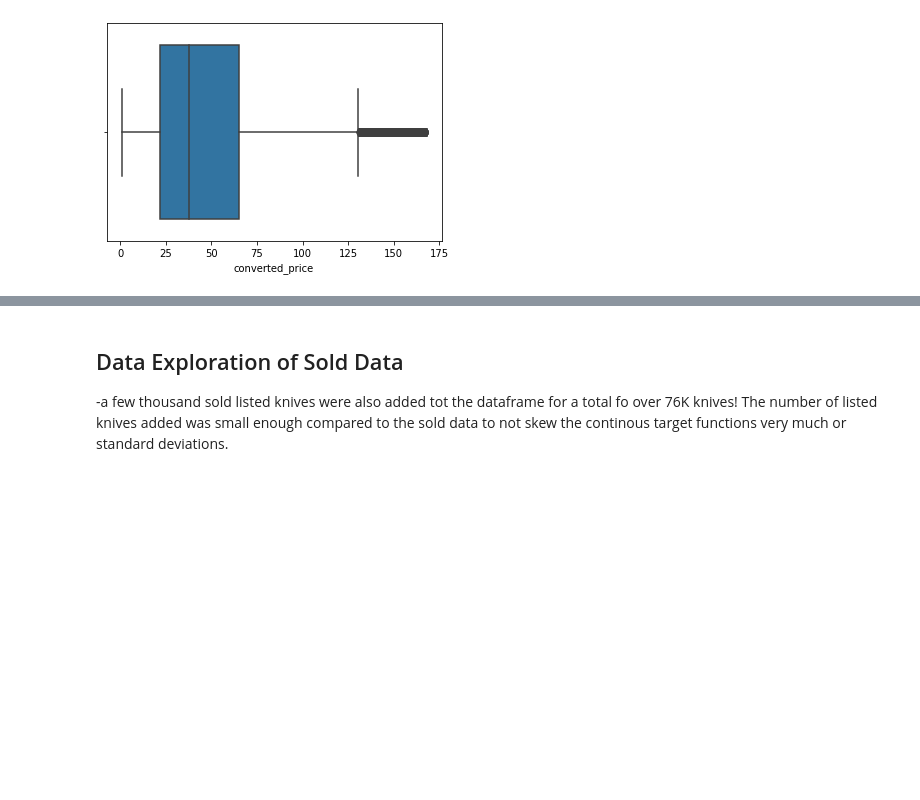
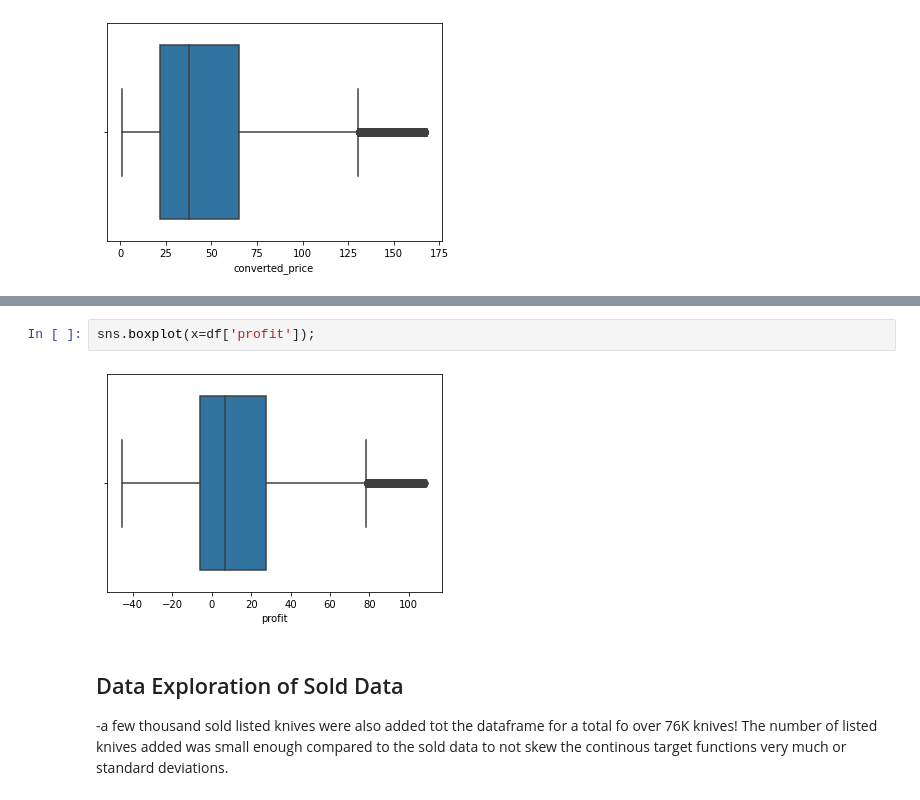
Before and after one commit to ddey117/Neural_Network_Predicting_Reseller_Success_Ebay, a Jupyter notebook: Data_Exploration.ipynb, the cells around one changed output, grey strips where cells are left out. Cells and saved outputs as stored; diff of their text form; blank space fills up the shorter version.

```diff
--- a/Data_Exploration.ipynb
+++ b/Data_Exploration.ipynb
@@ -819,3 +810,7 @@ Name: converted_price, dtype: float64
+# %%
+sns.boxplot(x=df['profit']);
+# %% [output]
+[figure, added]
 # %% [markdown]
 ## Data Exploration of Sold Data
 
```
Also changed, not shown: parts of 25 cells of this notebook, 59 other files.
